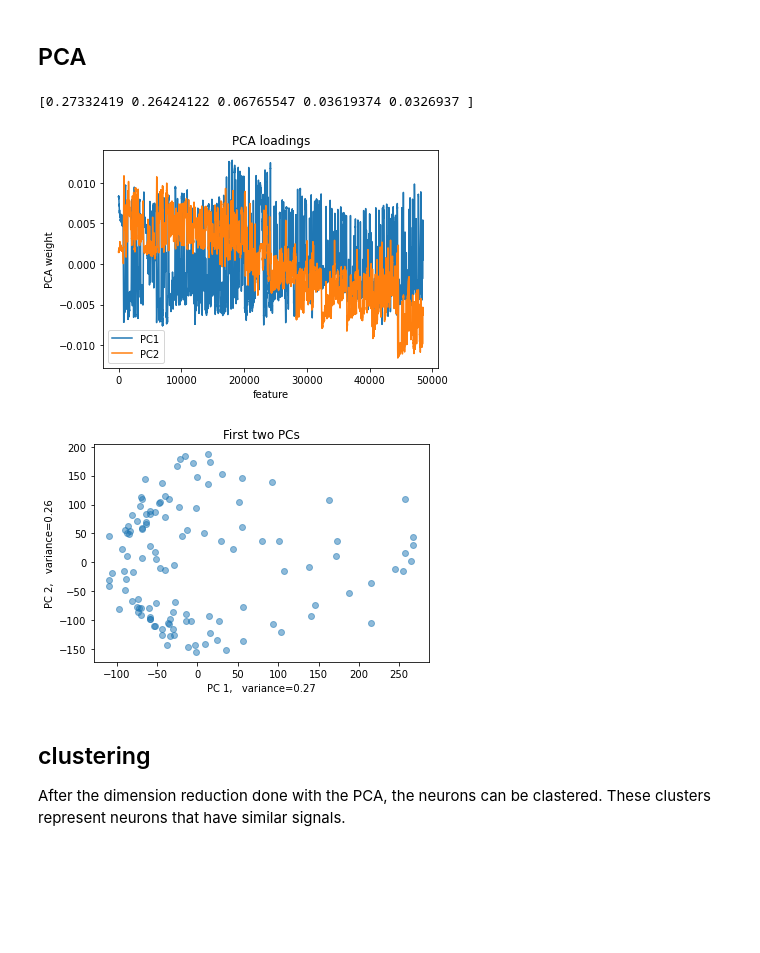
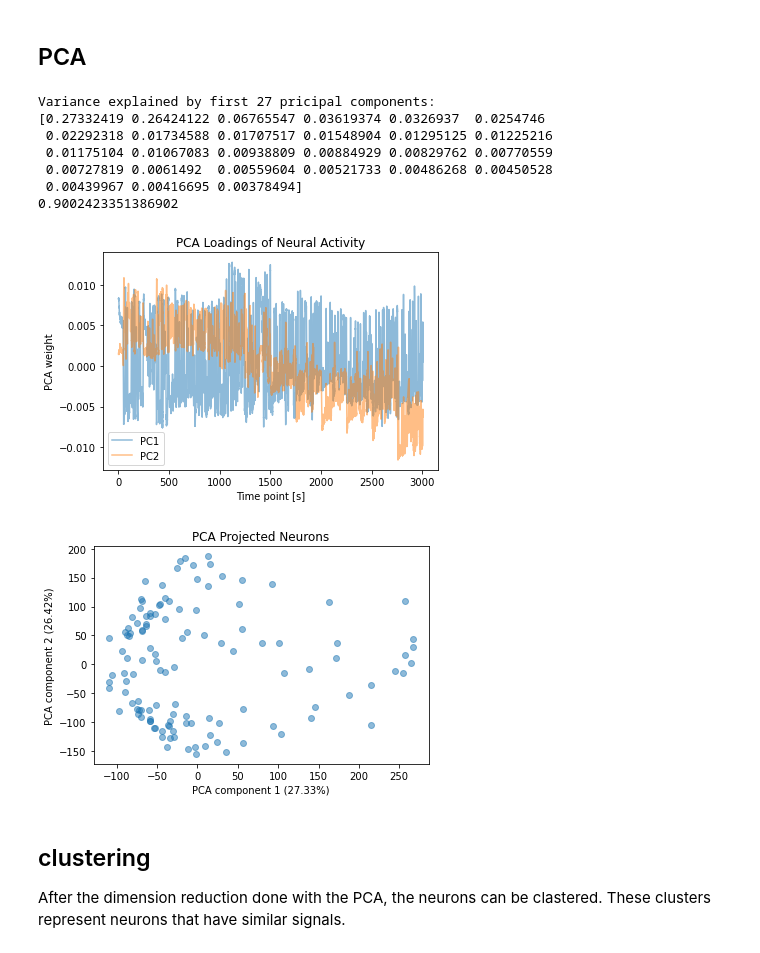
Before and after one commit to Blaise-g/super-duper-Cobar, a Jupyter notebook: Clean.ipynb, the cells around one changed output. Cells and saved outputs as stored; diff of their text form; code cells hidden in the pictures; blank space fills up the shorter version.

Commit message:
modified: Hila & clean notebooks, report structure

```diff
--- a/Clean.ipynb
+++ b/Clean.ipynb
@@ -67,6 +67,18 @@ filtered_neurons = butter_lowpass_filter(neurons, cutoff, fs, order)
 filtered_neural_df.iloc[:,1:124]=filtered_neurons
 
 filtered_neural_df = neural_dF_F(filtered_neural_df)
+# %%
+# Global Parameters
+nb_trials = 12
+
+#time vector
+t = filtered_neural_df["t"]
+time = t[t.index.get_level_values("Trial")==0]
+time_offset = time.iloc[-1]
+for i in range(nb_trials-1):
+    time_trial_i = t[t.index.get_level_values("Trial")==(i+1)]
+    time = pd.concat([time, time_trial_i+time_offset], axis=0)
+    time_offset = time_offset + time_trial_i.iloc[-1]
 # %% [markdown]
 # Investigate clustering of neurons' activity: find neurons that correlate with each other
 
@@ -84,39 +96,54 @@ def normalise(data):
 # apply PCA:
 # input samples: neurons
 # input features: time samples
-def PCA_temporal(data_norm, plot=False):
+def PCA_temporal(data_norm, time, plot=False):
 
-    pca = PCA(n_components=5)
+    pca = PCA(n_components=27)
     data_new = pca.fit_transform(data_norm.T)
+    print('Variance explained by first 27 pricipal components:')
     print(pca.explained_variance_ratio_)
+    print(sum(pca.explained_variance_ratio_))
 
     if plot:
         #plot loadings
+        fig, ax = plt.subplots()
         loadings = pd.DataFrame(pca.components_[0:2].T, columns=['PC1', 'PC2'])
-        plt.plot(loadings['PC1'], label = 'PC1')
-        plt.plot(loadings['PC2'], label = 'PC2')
-        plt.title('PCA loadings')
-        plt.xlabel('feature')
+        time1 = np.ones(len(loadings['PC1']))/16
+        plt.plot(time, loadings['PC1'], label = 'PC1', alpha=0.5)
+        plt.plot(time, loadings['PC2'], label = 'PC2', alpha=0.5)
+        plt.title('PCA Loadings of Neural Activity')
+        plt.xlabel('Time point [s]')
         plt.ylabel('PCA weight')
         plt.legend()
         plt.show()
+        fig.savefig('report_images/pca_neuro_temporal_loadings.png')
 
+        fig, ax = plt.subplots()
         #scatter plot of first two components
         plt.scatter(data_new[:,0], data_new[:,1], alpha = 0.5)
-        plt.title('First two PCs')
-        plt.xlabel('PC 1,   variance={:.2f}'.format(pca.explained_variance_ratio_[0]))
-        plt.ylabel('PC 2,   variance={:.2f}'.format(pca.explained_variance_ratio_[1]))
+        plt.title('PCA Projected Neurons')
+        plt.xlabel('PCA component 1 ({:.2f}%)'.format(100*pca.explained_variance_ratio_[0]))
+        plt.ylabel('PCA component 2 ({:.2f}%)'.format(100*pca.explained_variance_ratio_[1]))
         plt.show()
+        fig.savefig('report_images/pca_neuro_temporal_scatter.png')
+
     return data_new
 # %%
-# all neurons are used as data
+# PCA implementation (all trials are used as data)
 X = filtered_neural_df.filter(regex="neuron")
+
 X_norm = normalise(X)
-X_new = PCA_temporal(X_norm, plot=True)
+X_new = PCA_temporal(X_norm, time, plot=True)
 # %% [output]
-[0.27332419 0.26424122 0.06765547 0.03619374 0.0326937 ]
+Variance explained by first 27 pricipal components:
+[0.27332419 0.26424122 0.06765547 0.03619374 0.0326937  0.0254746
+ 0.02292318 0.01734588 0.01707517 0.01548904 0.01295125 0.01225216
+ 0.01175104 0.01067083 0.00938809 0.00884929 0.00829762 0.00770559
+ 0.00727819 0.0061492  0.00559604 0.00521733 0.00486268 0.00450528
+ 0.00439967 0.00416695 0.00378494]
+0.9002423351386902
-[figure, old version]
+[figure, new version]
-[figure, old version]
+[figure, new version]
 # %% [markdown]
 ## clustering
 After the dimension reduction done with the PCA, the neurons can be clastered. These clusters represent neurons that have similar signals.
```
Also changed, not shown: parts of 3 cells of this notebook, 1 other file.
